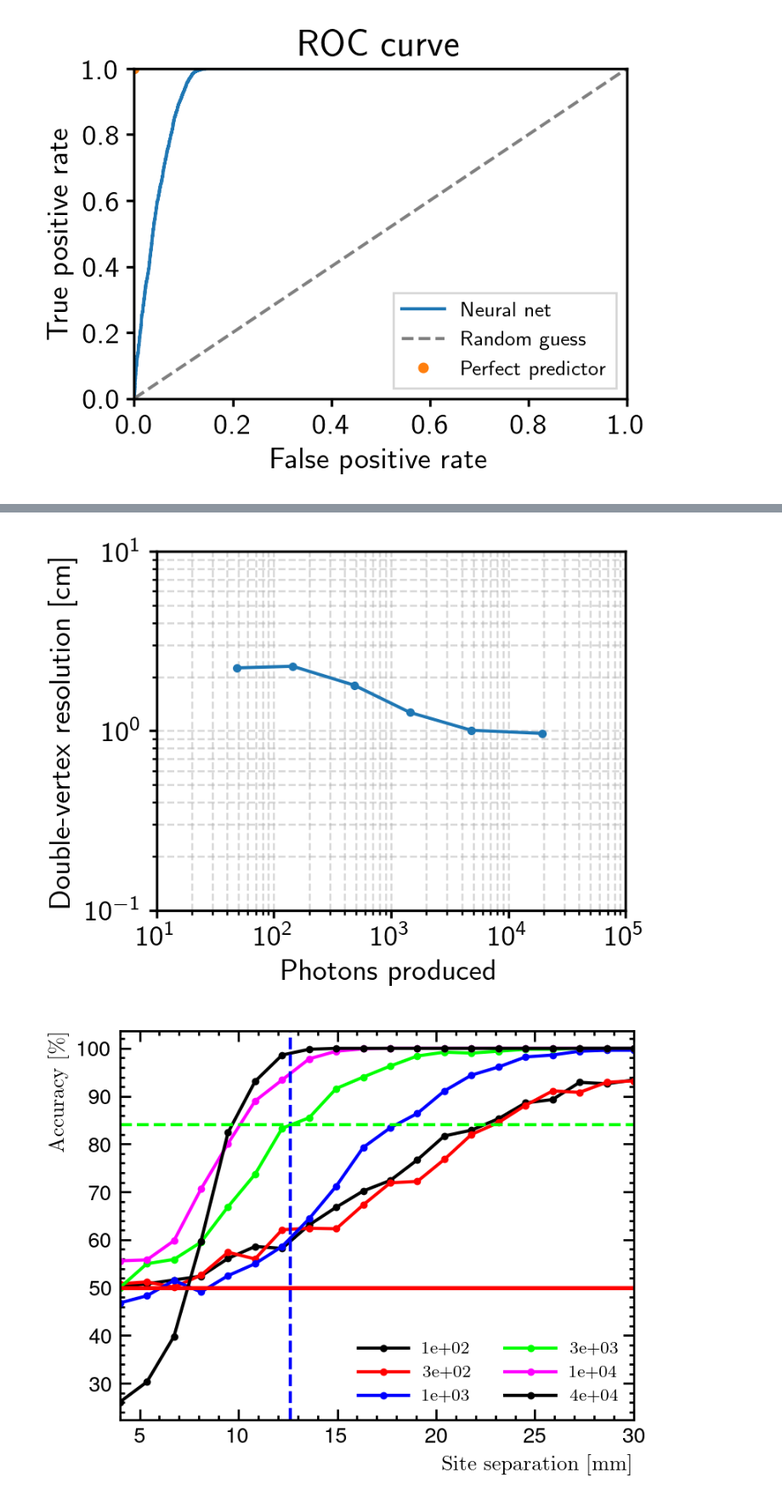
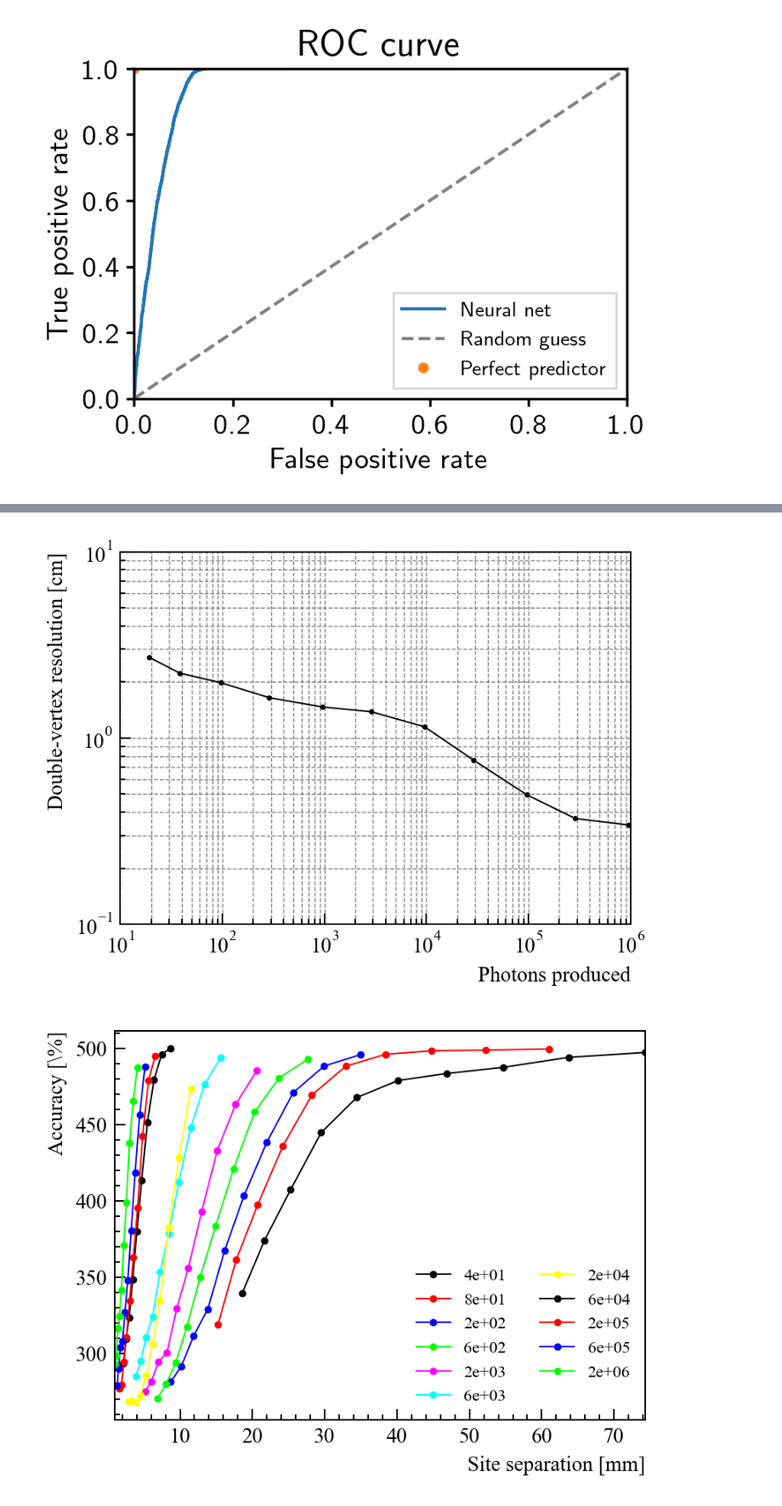
Before and after one commit to clarkehardy/multiscatter-rejection, a Jupyter notebook: ss_ms_cnn.ipynb, the cells around one changed output, grey strips where cells are left out. Shown at 85% size. Cells and saved outputs as stored; diff of their text form; code cells hidden in the pictures.

Commit message:
version used for data in the paper

```diff
--- a/ss_ms_cnn.ipynb
+++ b/ss_ms_cnn.ipynb
@@ -319,0 +307,28 @@ Epoch 13/30
+# %%
+num_photons = [4e1, 8e1, 2e2, 6e2, 2e3, 6e3, 2e4, 6e4, 2e5, 6e5, 2e6]
+descrip = 'final_run'
+
+for n_p in num_photons:
+    loaded = np.load('data/images_{:.0e}_events_{:.0e}_photons_{}.npz'.format(num_events, n_p, descrip))
+    images_training = loaded['images_training']
+    truth_training = loaded['truth_training']
+    images_validation = loaded['images_validation']
+    truth_validation = loaded['truth_validation']
+    indices_validation = loaded['indices_validation']
+    images_all = loaded['images_all']
+    truth_all = loaded['truth_all']
+
+    model = load_model('data/' + model.name + '_{:.0e}_events_{:.0e}_photons_{}.keras'.format(num_events, n_p, descrip))
+    model.compile(optimizer=tf.keras.optimizers.Adam(1e-4))
+    model.summary()
+
+    lr_scheduler = callbacks.LearningRateScheduler(scheduler)
+    earlystopping = callbacks.EarlyStopping(monitor='val_loss', patience=3, restore_best_weights=True)
+    history = model.fit(images_training, truth_training,
+        batch_size=128,
+        epochs=30,
+        callbacks=[lr_scheduler, earlystopping],
+        validation_data=(images_validation, truth_validation)
+    )
+
+    model.save('data/' + model.name + '_{:.0e}_events_{:.0e}_photons_{}_retrained.keras'.format(num_events, n_p, descrip))
@@ -506,25 +625,25 @@ fig, ax = plt.subplots(figsize=(4, 3), layout='constrained')
 ax.loglog(np.array(num_photons)*eff, resolutions/10., marker='.')
 ax.set_xlabel('Photons produced')
 ax.set_ylabel('Double-vertex resolution [cm]')
-ax.set_xlim([1e1, 1e5])
+ax.set_xlim([1e1, 1e6])
 ax.set_ylim([1e-1, 1e1])
 ax.grid(which='both')
 # %% [output]
-[figure, old version]
+[figure, new version]
 # %%
 plt.style.use('paper_style.mplstyle')
 fig, ax = plt.subplots(figsize=(4, 3), layout='constrained')
-ax.plot(seps, acc_test/1000*1e2, marker='.', ms=5, label=['{:.0e}'.format(n) for n in num_photons])
-[ax.axhline(k/1000*1e2, color='C1') for k in kept]#, label='Single-site accepted')
-ind = np.argmin(np.abs(np.interp(np.linspace(0, np.amax(seps), 1000), seps, acc_test[:,-3]/1000*1e2) - 84.))
-ax.axvline(np.linspace(0, np.amax(seps), 1000)[ind], ls='--', color='C2')
-ax.axhline(np.interp(np.linspace(0, np.amax(seps), 1000)[ind], seps, acc_test[:,-3]/1000*1e2), ls='--', color='C3')
+ax.plot(seps_array, acc_test/1000*1e2, marker='.', ms=5, label=['{:.0e}'.format(n) for n in num_photons])
+# [ax.axhline(k/1000*1e2, color='C1') for k in kept]#, label='Single-site accepted')
+ind = np.argmin(np.abs(np.interp(np.linspace(0, np.amax(seps), 1000), seps, acc_test[:,-3]/5000*1e2) - 1e2*st.norm.cdf(1)))
+# ax.axvline(np.linspace(0, np.amax(seps), 1000)[ind], ls='--', color='C2')
+# ax.axhline(np.interp(np.linspace(0, np.amax(seps), 1000)[ind], seps, acc_test[:,-3]/1000*1e2), ls='--', color='C3')
 ax.set_xlabel('Site separation [mm]')
 ax.set_ylabel(r'Accuracy [\%]')
-ax.set_xlim([np.amin(seps), np.amax(seps)])
+ax.set_xlim([np.amin(seps_array), np.amax(seps_array)])
 ax.legend(ncol=2, fontsize=8)
 fig.savefig('cnn_acc_vs_sep.png')
 # %% [output]
-[figure, old version]
+[figure, new version]
 # %%
 fig, ax = plt.subplots(1, 2, figsize=(6, 3), layout='constrained')
```
Also changed, not shown: parts of 14 cells of this notebook, 3 other files.
